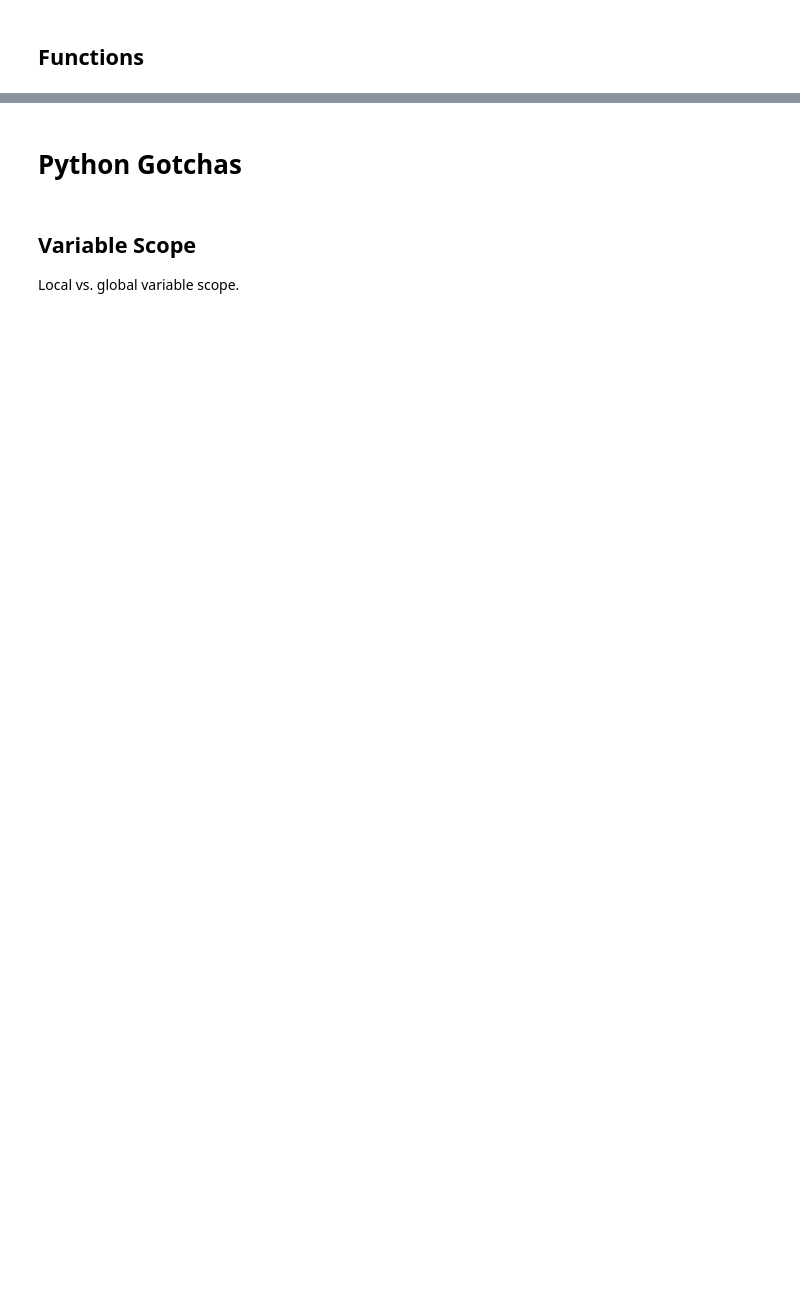
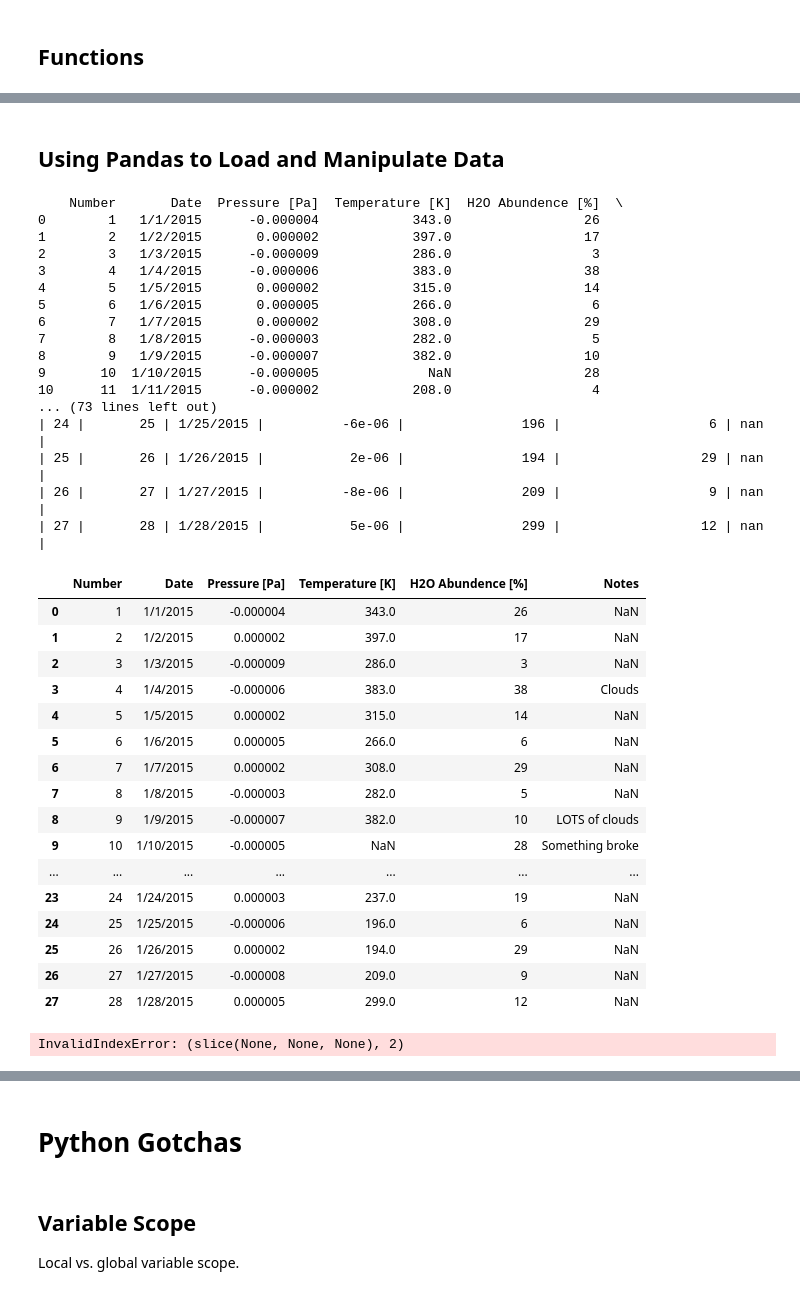
Before and after one commit to jrenaud90/PyScience, a Jupyter notebook: Day 1.ipynb, the cells around one changed output, grey strips where cells are left out. Drawn from its saved outputs; the diff is of its cells as text; code cells hidden in the pictures; blank space fills up the shorter version.

```diff
--- a/Day 1.ipynb
+++ b/Day 1.ipynb
@@ -279,0 +396,65 @@ print('Gamma: ', gamma(array))
+# %% [markdown]
+## Using Pandas to Load and Manipulate Data
+# %%
+# =====================================================================================================================
+# Loading Data
+# =====================================================================================================================
+
+# It is straight forward to load data. But real scientific data is messy. It has missing data. Different data types.
+# Pandas package makes it easy to work with this kind of mixed and messy data (particularly if you have a lot of data).
+import pandas as pd
+
+file_name = "data.csv"
+data = pd.read_csv(
+    file_name,  # Provide system path to your file
+    delimiter=',',  # Comma-deliminated csv
+    header=0,  # First row contains the header information (strings)
+    na_values="NA!", # The data contains some Not-A-Number/NA values indicated by "NA!"
+)
+
+# Different ways to display a panda's dataframe
+# Regular print
+print(data)
+
+# Markdown (Requires "tabulate" package; `conda install tabulate`)
+print(data.to_markdown())
+
+# HTML (Jupyter notebooks only)
+from IPython.display import display, HTML
+display(HTML(data.to_html()))
+# %% [output]
+    Number       Date  Pressure [Pa]  Temperature [K]  H2O Abundence [%]  \
+0        1   1/1/2015      -0.000004            343.0                 26
+1        2   1/2/2015       0.000002            397.0                 17
+2        3   1/3/2015      -0.000009            286.0                  3
+3        4   1/4/2015      -0.000006            383.0                 38
+4        5   1/5/2015       0.000002            315.0                 14
+5        6   1/6/2015       0.000005            266.0                  6
+6        7   1/7/2015       0.000002            308.0                 29
+7        8   1/8/2015      -0.000003            282.0                  5
+8        9   1/9/2015      -0.000007            382.0                 10
+9       10  1/10/2015      -0.000005              NaN                 28
+10      11  1/11/2015      -0.000002            208.0                  4
+... (73 lines left out)
+| 24 |       25 | 1/25/2015 |          -6e-06 |               196 |                   6 | nan                           |
+| 25 |       26 | 1/26/2015 |           2e-06 |               194 |                  29 | nan                           |
+| 26 |       27 | 1/27/2015 |          -8e-06 |               209 |                   9 | nan                           |
+| 27 |       28 | 1/28/2015 |           5e-06 |               299 |                  12 | nan                           |
+|  | Number | Date | Pressure [Pa] | Temperature [K] | H2O Abundence [%] | Notes |
+| 0 | 1 | 1/1/2015 | -0.000004 | 343.0 | 26 | NaN |
+| 1 | 2 | 1/2/2015 | 0.000002 | 397.0 | 17 | NaN |
+| 2 | 3 | 1/3/2015 | -0.000009 | 286.0 | 3 | NaN |
+| 3 | 4 | 1/4/2015 | -0.000006 | 383.0 | 38 | Clouds |
+| 4 | 5 | 1/5/2015 | 0.000002 | 315.0 | 14 | NaN |
+| 5 | 6 | 1/6/2015 | 0.000005 | 266.0 | 6 | NaN |
+| 6 | 7 | 1/7/2015 | 0.000002 | 308.0 | 29 | NaN |
+| 7 | 8 | 1/8/2015 | -0.000003 | 282.0 | 5 | NaN |
+| 8 | 9 | 1/9/2015 | -0.000007 | 382.0 | 10 | LOTS of clouds |
+| 9 | 10 | 1/10/2015 | -0.000005 | NaN | 28 | Something broke |
+| ... | ... | ... | ... | ... | ... | ... |
+| 23 | 24 | 1/24/2015 | 0.000003 | 237.0 | 19 | NaN |
+| 24 | 25 | 1/25/2015 | -0.000006 | 196.0 | 6 | NaN |
+| 25 | 26 | 1/26/2015 | 0.000002 | 194.0 | 29 | NaN |
+| 26 | 27 | 1/27/2015 | -0.000008 | 209.0 | 9 | NaN |
+| 27 | 28 | 1/28/2015 | 0.000005 | 299.0 | 12 | NaN |
+InvalidIndexError: (slice(None, None, None), 2)
```
Also changed, not shown: parts of 14 cells of this notebook, 2 other files.
